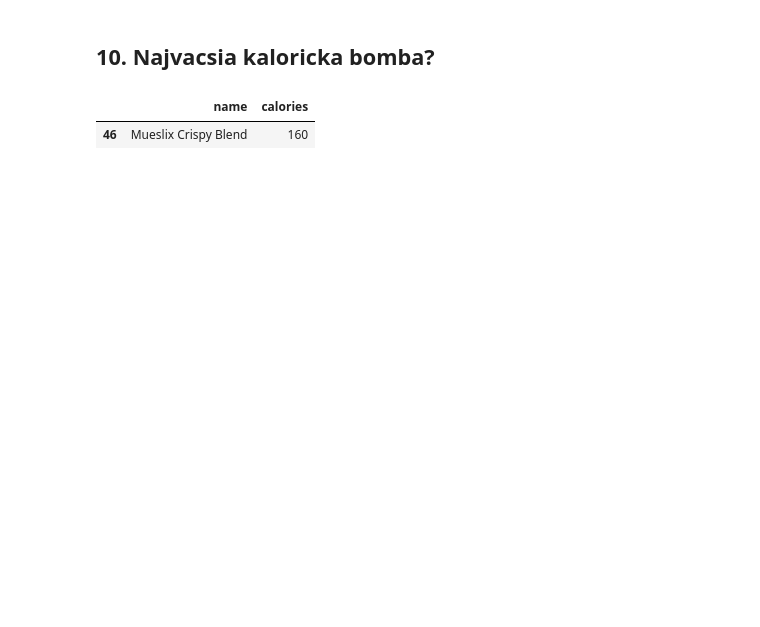
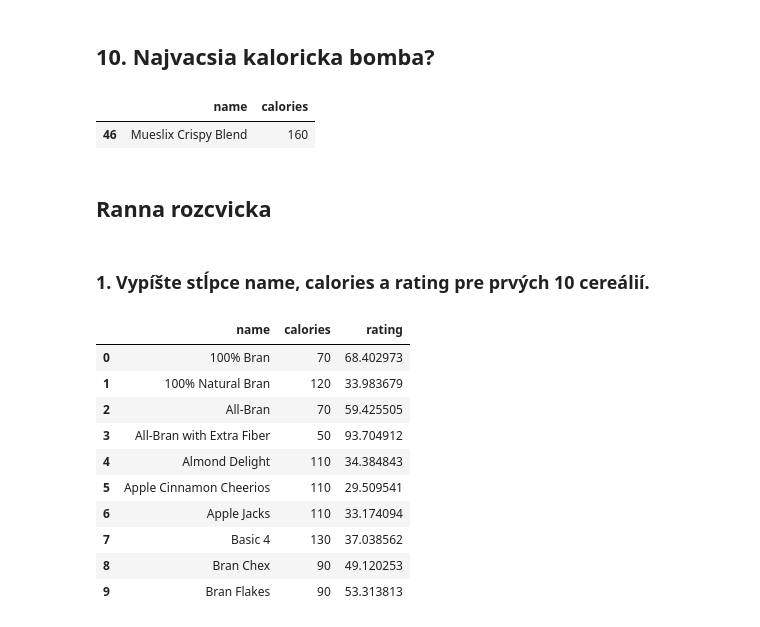
Before and after one commit to bletvaska/airflow101, a Jupyter notebook: notebooks/cereals.ipynb, the cells around one changed output. Drawn from its saved outputs; the diff is of its cells as text; code cells hidden in the pictures; blank space fills up the shorter version.

Commit message:
ranna rozcvika

```diff
--- a/notebooks/cereals.ipynb
+++ b/notebooks/cereals.ipynb
@@ -193,3 +193,21 @@ df.loc[
 # %% [output]
 |  | name | calories |
 | 46 | Mueslix Crispy Blend | 160 |
+# %% [markdown]
+## Ranna rozcvicka
+# %% [markdown]
+### 1. Vypíšte stĺpce name, calories a rating pre prvých 10 cereálií.
+# %%
+df[['name','calories','rating']].head(10)
+# %% [output]
+|  | name | calories | rating |
+| 0 | 100% Bran | 70 | 68.402973 |
+| 1 | 100% Natural Bran | 120 | 33.983679 |
+| 2 | All-Bran | 70 | 59.425505 |
+| 3 | All-Bran with Extra Fiber | 50 | 93.704912 |
+| 4 | Almond Delight | 110 | 34.384843 |
+| 5 | Apple Cinnamon Cheerios | 110 | 29.509541 |
+| 6 | Apple Jacks | 110 | 33.174094 |
+| 7 | Basic 4 | 130 | 37.038562 |
+| 8 | Bran Chex | 90 | 49.120253 |
+| 9 | Bran Flakes | 90 | 53.313813 |
```
Also changed, not shown: parts of 17 cells of this notebook, 1 other file.
